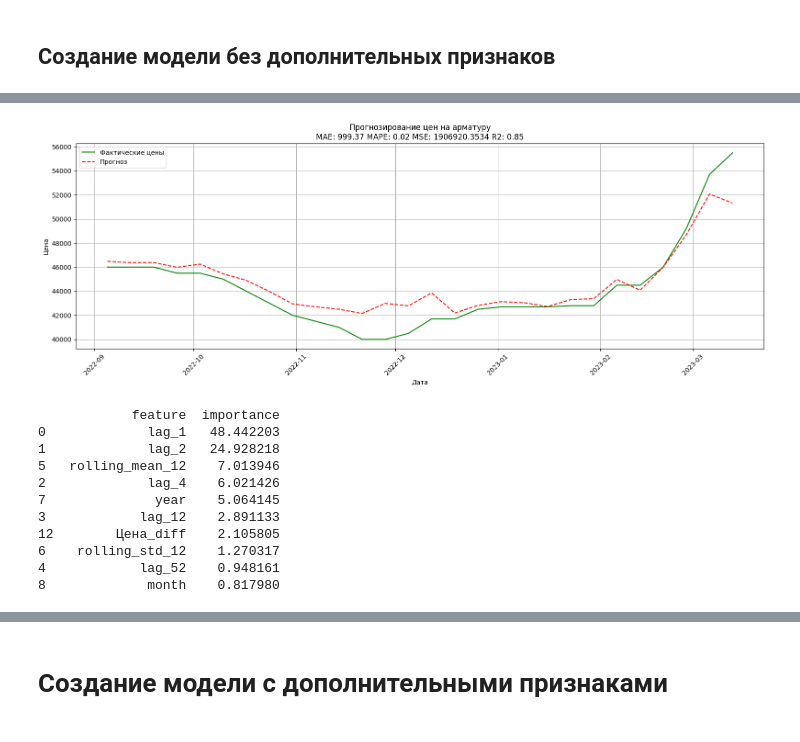
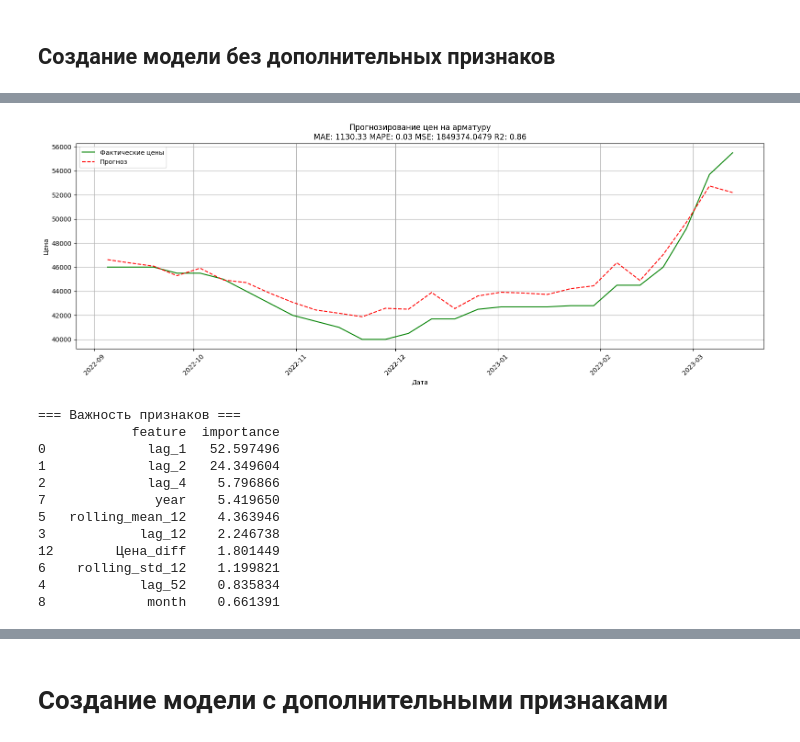
Before and after one commit to vikaz06/Intensiv_samolet_group_9, a Jupyter notebook: artem/main.ipynb, the cells around one changed output, grey strips where cells are left out. Saved outputs shown, nothing was run; the diff lists cells and outputs as text; code cells hidden in the pictures.

```diff
--- a/artem/main.ipynb
+++ b/artem/main.ipynb
@@ -32,44 +32,47 @@ memory usage: 6.4 KB
 # %% [markdown]
 ## Создание модели без дополнительных признаков
 # %%
+import pandas as pd
+import numpy as np
+import matplotlib.pyplot as plt
+from sklearn.metrics import mean_absolute_error, mean_absolute_percentage_error, mean_squared_error, r2_score
+from sklearn.model_selection import TimeSeriesSplit
+from catboost import CatBoostRegressor, Pool
+
+# Предполагаем, что merged_df и test_df уже определены
+# Функция создания признаков (оставляем без изменений)
 def create_features(df):
-    # Лаги
     for lag in [1, 2, 4, 12, 52]:
         df[f'lag_{lag}'] = df['Цена на арматуру'].shift(lag)
-    # Скользящие статистики
     df['rolling_mean_12'] = df['Цена на арматуру'].shift(1).rolling(12).mean()
     df['rolling_std_12'] = df['Цена на арматуру'].shift(1).rolling(12).std()
-    # Создание временных признаков
     df['year'] = df['dt'].dt.year
     df['month'] = df['dt'].dt.month
     df['week'] = df['dt'].dt.isocalendar().week
     # Циклические признаки
     df['month_sin'] = np.sin(2 * np.pi * df['month'] / 12)
     df['month_cos'] = np.cos(2 * np.pi * df['month'] / 12)
-    # Дифференцирование
     df['Цена_diff'] = df['Цена на арматуру'].diff()
     df = df.sort_values('dt').set_index('dt')
     return df
 
+# Подготовка данных
 merged_mod_df = create_features(merged_df.copy())
-# 1. Убедимся, что целевая переменная исключена из признаков
-features = [col for col in merged_mod_df.columns
-            if col not in ['Цена на арматуру']]
+features = [col for col in merged_mod_df.columns if col not in ['Цена на арматуру']]
 
-# 2. Корректное разделение данных с защитой от утечки
+# Разделение данных
 test_start_date = test_df['dt'].min()
 train = merged_mod_df[merged_mod_df.index < test_start_date]
 test = merged_mod_df[merged_mod_df.index >= test_start_date]
 
-
-
-# 4. Корректное разделение на фичи и таргет
 X_train = train[features]
 y_train = train['Цена на арматуру']
+y_train_log = np.log1p(train['Цена на арматуру'])
 X_test = test[features]
 y_test = test['Цена на арматуру']
+y_test_log = np.log1p(test['Цена на арматуру'])
 
-# 5. Настройка CatBoost с временной валидацией
+# Настройка CatBoost
 tscv = TimeSeriesSplit(n_splits=5)
 best_params = { 'depth': 2,
                 'iterations': 1500,
@@ -79,17 +82,19 @@ best_params = { 'depth': 2,
                 'learning_rate': 0.01
 }
 model = CatBoostRegressor(**best_params, grow_policy='Lossguide', bootstrap_type='Bayesian', has_time=True)
-model.fit(X_train, y_train,
-          eval_set=(X_test, y_test),
-          use_best_model=True)
 
-# 6. Прогнозирование и оценка
-y_pred = model.predict(X_test)
-# Визуализация
+# Обучение модели
+model.fit(X_train, y_train_log, eval_set=(X_test, y_test_log), use_best_model=True)
+
+# Прогнозирование
+y_train_pred = np.expm1(model.predict(X_train))
+y_test_pred = np.expm1(model.predict(X_test))
+
+# Визуализация прогнозов (оставляем без изменений)
 plt.figure(figsize=(16, 6))
 plt.plot(X_test.index, y_test, label='Фактические цены', color='green')
-plt.plot(X_test.index, y_pred, label='Прогноз', color='red', linestyle='--')
-plt.title(f'Прогнозирование цен на арматуру\nMAE: {mean_absolute_error(y_test, y_pred):.2f} MAPE: {mean_absolute_percentage_error(y_test, y_pred):.2f} MSE: {mean_squared_error(y_test, y_pred):.4f} R2: {r2_score(y_test, y_pred):.2f}')
+plt.plot(X_test.index, y_test_pred, label='Прогноз', color='red', linestyle='--')
+plt.title(f'Прогнозирование цен на арматуру\nMAE: {mean_absolute_error(y_test, y_test_pred):.2f} MAPE: {mean_absolute_percentage_error(y_test, y_test_pred):.2f} MSE: {mean_squared_error(y_test, y_test_pred):.4f} R2: {r2_score(y_test, y_test_pred):.2f}')
 plt.xlabel('Дата')
 plt.ylabel('Цена')
 plt.legend()
@@ -98,11 +103,12 @@ plt.xticks(rotation=45)
 plt.tight_layout()
 plt.show()
 
-# 7. Анализ важности признаков
+# Анализ важности признаков (оставляем без изменений)
 feature_importance = pd.DataFrame({
     'feature': X_train.columns,
     'importance': model.feature_importances_
 }).sort_values('importance', ascending=False)
 model.save_model('catboostmodel_artem.cbm')
+print("\n=== Важность признаков ===")
 print(feature_importance.head(10))
 # %% [output]
@@ -128,12 +132,13 @@ bestIteration = 1499
-[figure, old version]
+[figure, new version]
+=== Важность признаков ===
             feature  importance
-0             lag_1   48.442203
-1             lag_2   24.928218
-5   rolling_mean_12    7.013946
-2             lag_4    6.021426
-7              year    5.064145
-3            lag_12    2.891133
-12        Цена_diff    2.105805
-6    rolling_std_12    1.270317
-4            lag_52    0.948161
-8             month    0.817980
+0             lag_1   52.597496
+1             lag_2   24.349604
+2             lag_4    5.796866
+7              year    5.419650
+5   rolling_mean_12    4.363946
+3            lag_12    2.246738
+12        Цена_diff    1.801449
+6    rolling_std_12    1.199821
+4            lag_52    0.835834
+8             month    0.661391
```
Also changed, not shown: parts of 2 cells of this notebook, 9 other files.
